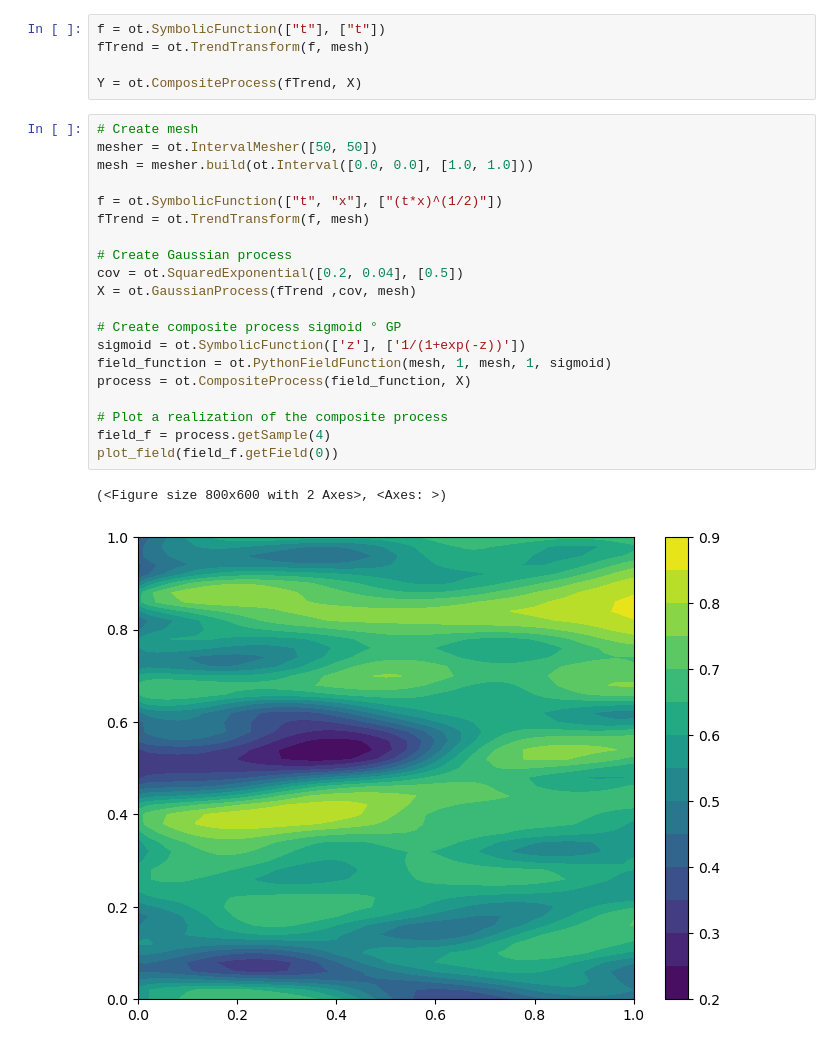
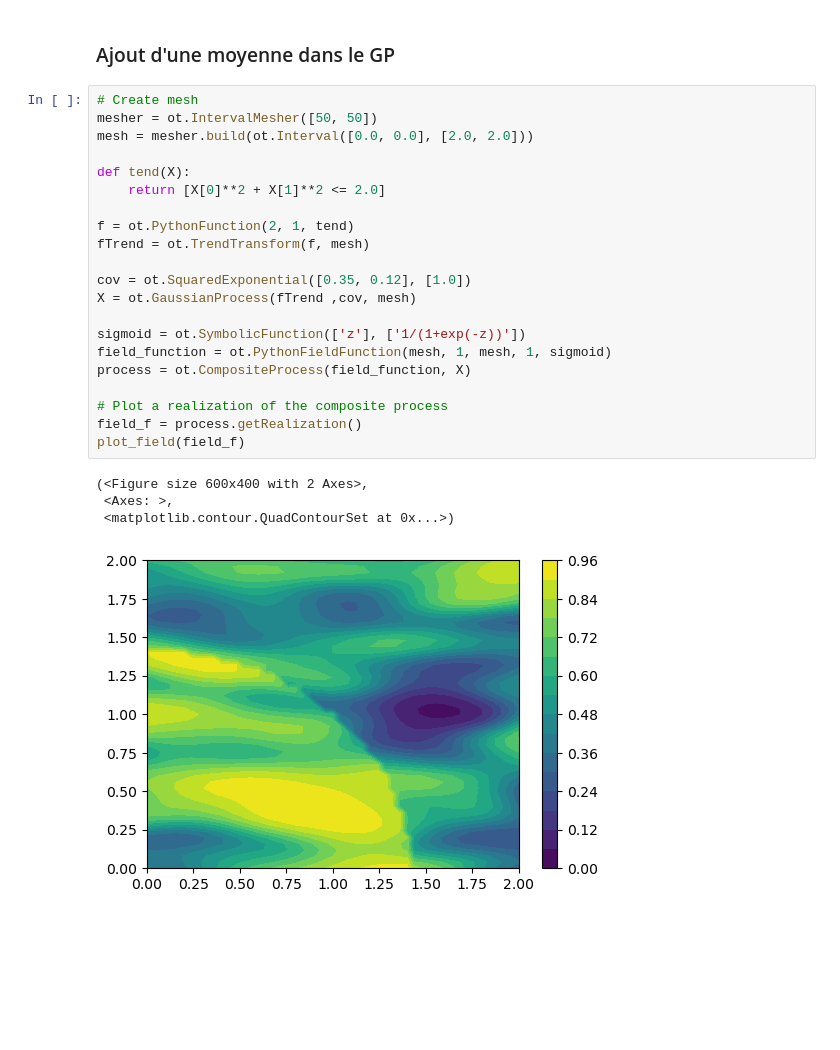
Before and after one commit to IbraSey/phdseydi, a Jupyter notebook: gp.ipynb, the cells around one changed output. Drawn from its saved outputs; the diff is of its cells as text; blank space fills up the shorter version.

```diff
--- a/gp.ipynb
+++ b/gp.ipynb
@@ -99,28 +118,28 @@ plot_field(field_f.getField(0))
-# %%
-f = ot.SymbolicFunction(["t"], ["t"])
-fTrend = ot.TrendTransform(f, mesh)
-
-Y = ot.CompositeProcess(fTrend, X)
+# %% [markdown]
+### Ajout d'une moyenne dans le GP
 # %%
 # Create mesh
 mesher = ot.IntervalMesher([50, 50])
-mesh = mesher.build(ot.Interval([0.0, 0.0], [1.0, 1.0]))
+mesh = mesher.build(ot.Interval([0.0, 0.0], [2.0, 2.0]))
 
-f = ot.SymbolicFunction(["t", "x"], ["(t*x)^(1/2)"])
+def tend(X):
+    return [X[0]**2 + X[1]**2 <= 2.0]
+
+f = ot.PythonFunction(2, 1, tend)
 fTrend = ot.TrendTransform(f, mesh)
 
-# Create Gaussian process
-cov = ot.SquaredExponential([0.2, 0.04], [0.5])
+cov = ot.SquaredExponential([0.35, 0.12], [1.0])
 X = ot.GaussianProcess(fTrend ,cov, mesh)
 
-# Create composite process sigmoid ° GP
 sigmoid = ot.SymbolicFunction(['z'], ['1/(1+exp(-z))'])
 field_function = ot.PythonFieldFunction(mesh, 1, mesh, 1, sigmoid)
 process = ot.CompositeProcess(field_function, X)
 
 # Plot a realization of the composite process
-field_f = process.getSample(4)
-plot_field(field_f.getField(0))
+field_f = process.getRealization()
+plot_field(field_f)
 # %% [output]
-(<Figure size 800x600 with 2 Axes>, <Axes: >)
+(<Figure size 600x400 with 2 Axes>,
+ <Axes: >,
+ <matplotlib.contour.QuadContourSet at 0x...>)
-[figure, old version]
+[figure, new version]
```
Also changed, not shown: parts of 15 cells of this notebook.
